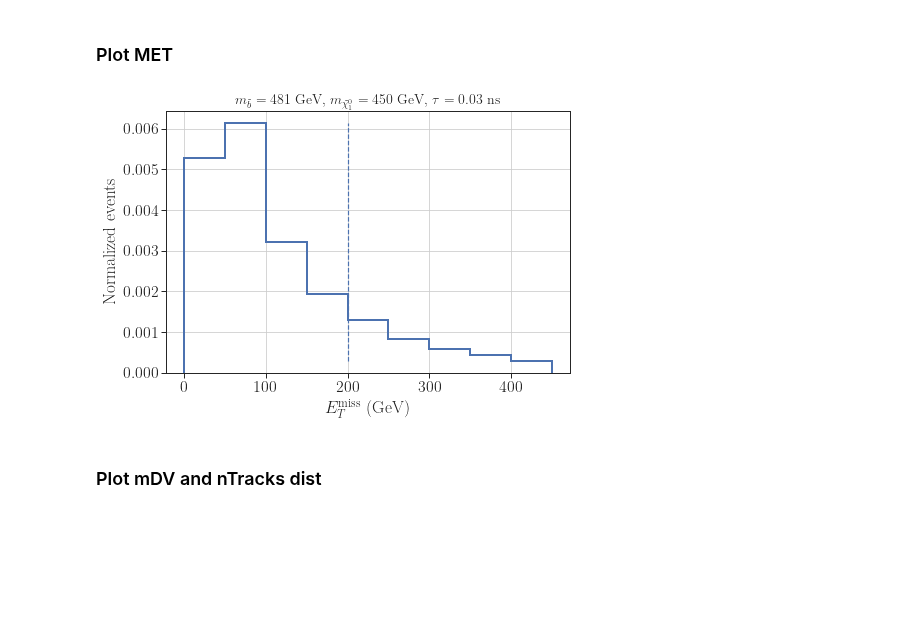
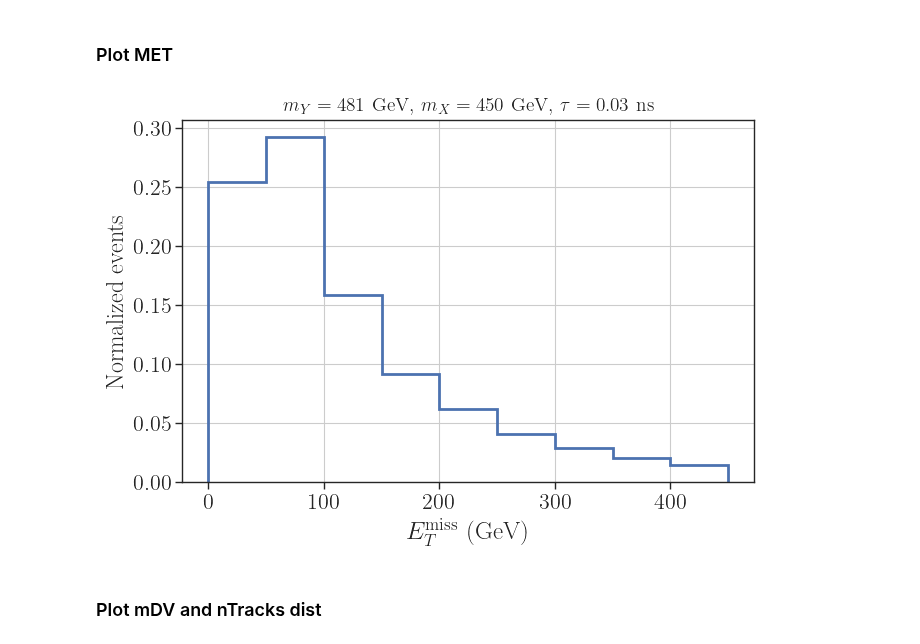
Before and after one commit to andlessa/LLP-CDFO, a Jupyter notebook: plotting/distributions/plots-dists-ATLAS-SUSY-2016-08.ipynb, the cells around one changed output. Drawn from its saved outputs; the diff is of its cells as text; code cells hidden in the pictures; blank space fills up the shorter version.

```diff
--- a/plotting/distributions/plots-dists-ATLAS-SUSY-2016-08.ipynb
+++ b/plotting/distributions/plots-dists-ATLAS-SUSY-2016-08.ipynb
@@ -55,9 +55,9 @@ Welcome to JupyROOT 6.24/06
 # %% [markdown]
 ### Load Recast Data
 # %%
-inputFiles = list(glob.glob('../../eventData/pp2BB1j_atlas_scan_New/Events/run_*/cdfo_481_450.0_tau_3e-02_delphes_events.root'))
+inputFiles = ['../../eventData/cdfo_481_450.0_tau_3e-02_delphes_events.root']
 modelDict = getModelDict(inputFiles[0],model='sbottom')
-title = r'$m_{\tilde b} = %1.0f$ GeV, $m_{\tilde \chi_1^0} = %1.0f$ GeV, $\tau = %1.2f$ ns'%(modelDict['mLLP'],modelDict['mLSP'],modelDict['tau_ns'])
+title = r'$m_{Y} = %1.0f$ GeV, $m_{X} = %1.0f$ GeV, $\tau = %1.2f$ ns'%(modelDict['mLLP'],modelDict['mLSP'],modelDict['tau_ns'])
 figlabel = 'msb_%1.0f_mchi_%1.0f_tau_%1.2f'%(modelDict['mLLP'],modelDict['mLSP'],modelDict['tau_ns'])
 # %% [output]
 mLLP =  481.38
@@ -65,10 +65,13 @@ width (GeV) =  2.309474e-14
 tau (ns) =  0.028499996103008733
 # %%
 pTj1 = []
+pTj1Disp = []
 pTj2 = []
 mDV_nTracks = []
 mDV_nTracks_cuts = []
+RDV_max = []
 njets = []
+njetsDisp = []
 met = []
 weights = []
 ntotal = 0
@@ -87,7 +90,7 @@ for inputFile in inputFiles:
     f = ROOT.TFile(inputFile,'read')
     tree = f.Get("Delphes")
     nevts = tree.GetEntries()
-    norm = nevts/ntotal
+    norm = 1.0
 
     for ievt in range(nevts):
         tree.GetEntry(ievt)
@@ -98,19 +101,31 @@ for inputFile in inputFiles:
         llps = getLLPs(tree.bsm,tree.bsmDirectDaughters,tree.bsmFinalDaughters,trackEff=1.0)
         jets = getJets(tree.GenJet,pTmin=25.,etaMax=5.0)
         jets = sorted(jets, key = lambda j: j.PT, reverse=True)
+        jetsDisp = getDisplacedJets(jets,llps)
+        jetsDisp = [j for j in jetsDisp[:] if j.llp.r_decay > 4.0]
+        jetsPrompt = [j for j in jets if not any(j is jd for jd in jetsDisp)]
 
-        njets.append(len(jets))
+        njets.append(len(jetsPrompt))
+        njetsDisp.append(len(jetsDisp))
         pt1 = 0.0
-        pt2 = 0.02
-        if len(jets) > 0:
-            pt1 = jets[0].PT
-        if len(jets) > 1:
-            pt2 = jets[1].PT
+        pt2 = 0.0
+        pt1Disp = 0.0
+        rmax = 0.0
+        if len(jetsPrompt) > 0:
+            pt1 = jetsPrompt[0].PT
+        if len(jetsPrompt) > 1:
+            pt2 = jetsPrompt[1].PT
+        if len(jetsDisp) > 0:
+            pt1Disp = jetsDisp[0].PT
+            rmax = max([j.llp.r_decay for j in jetsDisp])
         pTj1.append(pt1)
         pTj2.append(pt2)
+        pTj1Disp.append(pt1Disp)
         missET = tree.GenMissingET.At(0).MET
         met.append(missET)
+        RDV_max.append(rmax)
         weights.append(ns)
+
         for llp in llps:
             mDV_nTracks.append([llp.mDV,llp.nTracks,ns])
 
@@ -143,0 +159,3 @@ print(totalweightPB)
+# %%
+weightsPB = np.array(weights)/1e3
+print(weightsPB.sum())
@@ -188,19 +234,19 @@ plt.show()
 # %%
 fig = plt.figure(figsize=(7,5))
 metBins = np.arange(0.,500.,50.)
-h1,_,_ = plt.hist(met,weights=weights,histtype='step',linewidth=2,
-         bins=metBins,density=True,color=colors[0])
-plt.vlines(x=200.,ymin=h1.min(),ymax=h1.max(),linestyle = 'dashed', color=colors[0])
+h1,_,_ = plt.hist(met,weights=weightsPB/totalweightPB,histtype='step',linewidth=2,
+         bins=metBins,density=False,color=colors[0])
+# plt.vlines(x=200.,ymin=h1.min(),ymax=h1.max(),linestyle = 'dashed', color=colors[0])
 plt.grid()
 
-plt.xlabel(r'$E_{T}^{\rm miss}$ (GeV)')
+plt.xlabel(r'$E_{T}^{\rm miss}$ (GeV)',fontsize=18)
 plt.ylabel('Normalized events')
 plt.title(title,fontsize=14)
 plt.tight_layout()
 plt.savefig('met_%s.png' %figlabel)
 plt.show()
 # %% [output]
-[figure, old version]
+[figure, new version]
 # %% [markdown]
 ### Plot mDV and nTracks dist
 # %%
```
Also changed, not shown: parts of 8 cells of this notebook, 13 other files.
